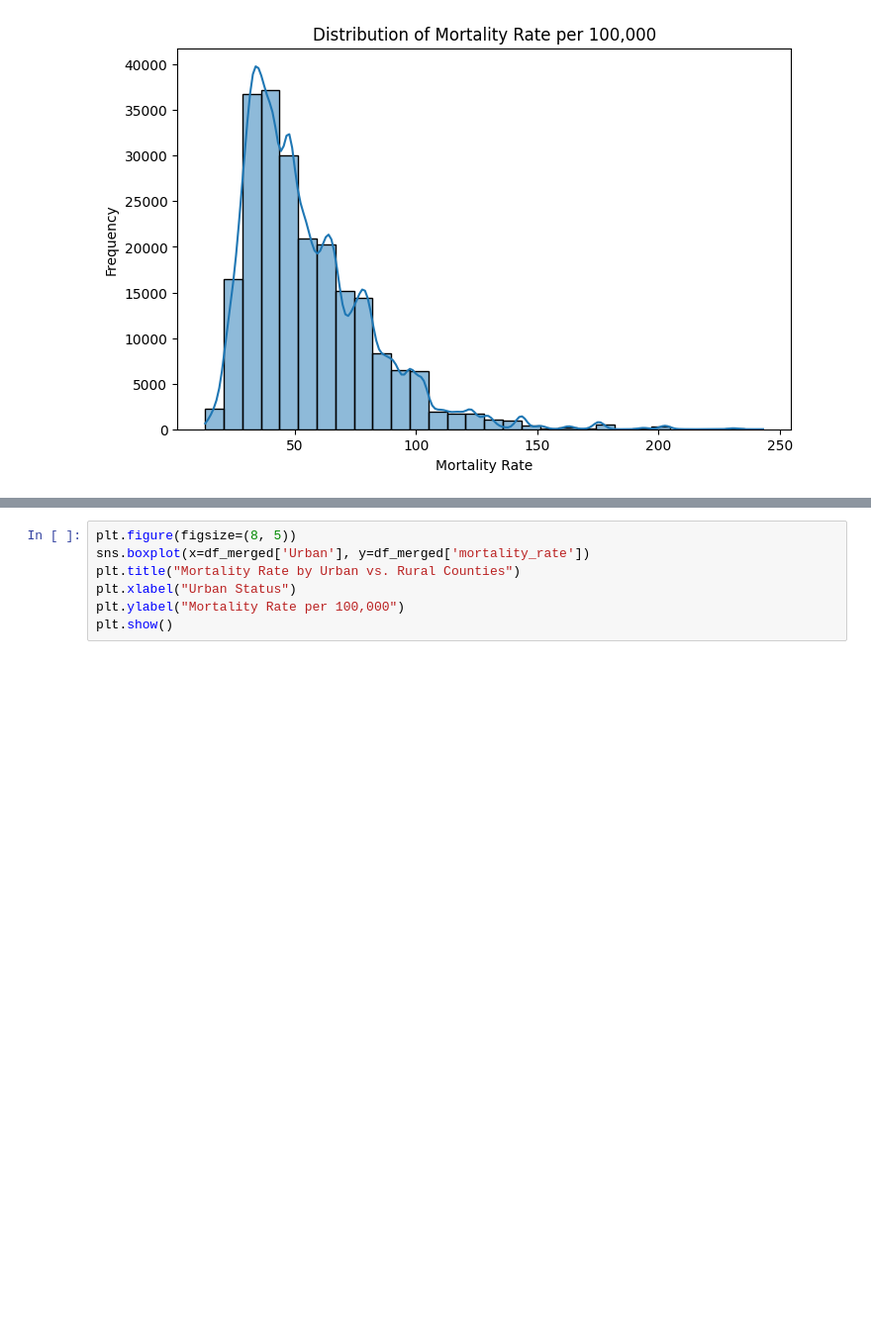
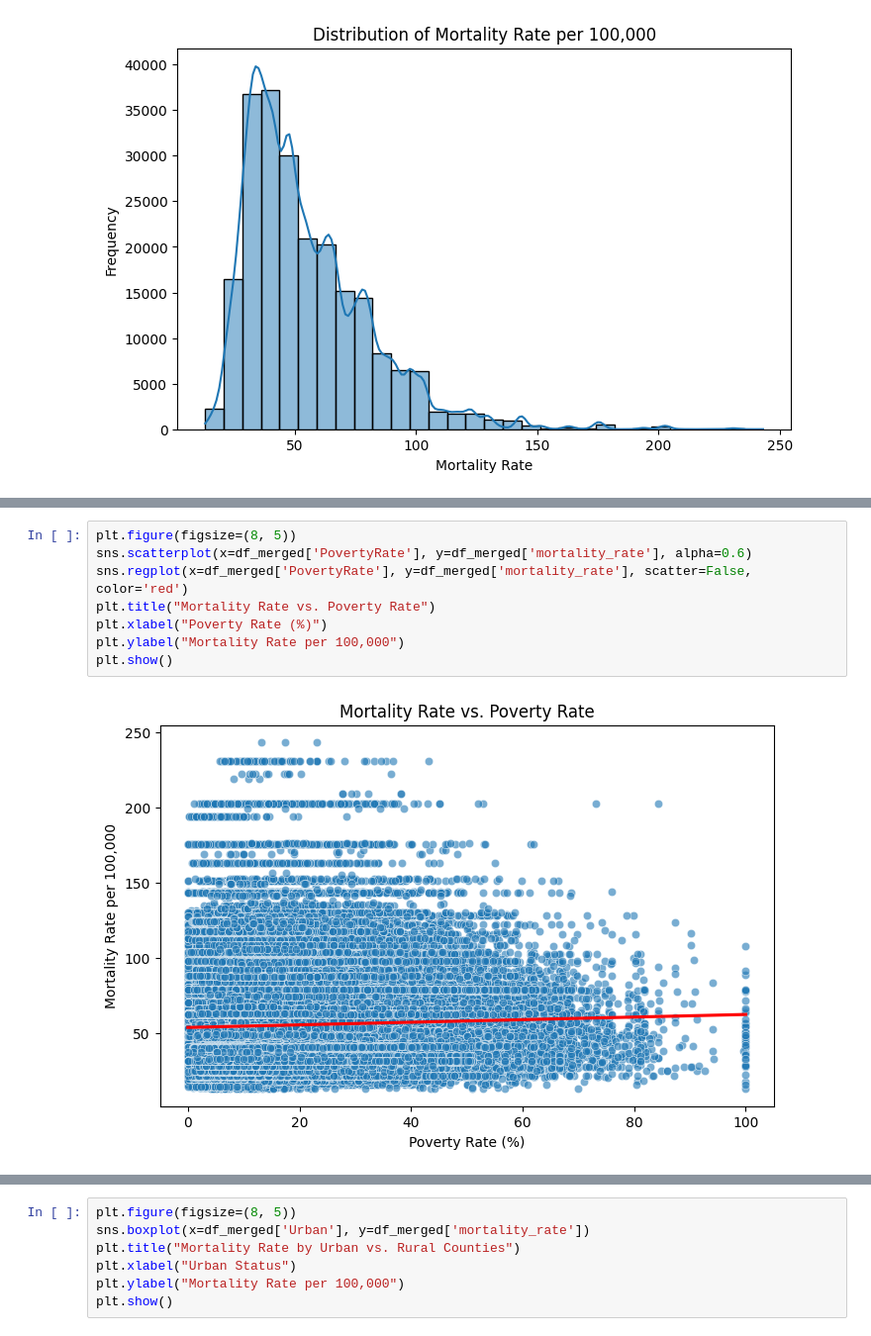
Before and after one commit to marklee4823/math189_project, a Jupyter notebook: Notebook.ipynb, the cells around one changed output, grey strips where cells are left out. Shown at 99% size. Drawn from its saved outputs; the diff is of its cells as text; blank space fills up the shorter version.

```diff
--- a/Notebook.ipynb
+++ b/Notebook.ipynb
@@ -247,0 +280,10 @@ plt.show()
+# %%
+plt.figure(figsize=(8, 5))
+sns.scatterplot(x=df_merged['PovertyRate'], y=df_merged['mortality_rate'], alpha=0.6)
+sns.regplot(x=df_merged['PovertyRate'], y=df_merged['mortality_rate'], scatter=False, color='red')
+plt.title("Mortality Rate vs. Poverty Rate")
+plt.xlabel("Poverty Rate (%)")
+plt.ylabel("Mortality Rate per 100,000")
+plt.show()
+# %% [output]
+[figure, added]
```
Also changed, not shown: parts of 7 cells of this notebook.
